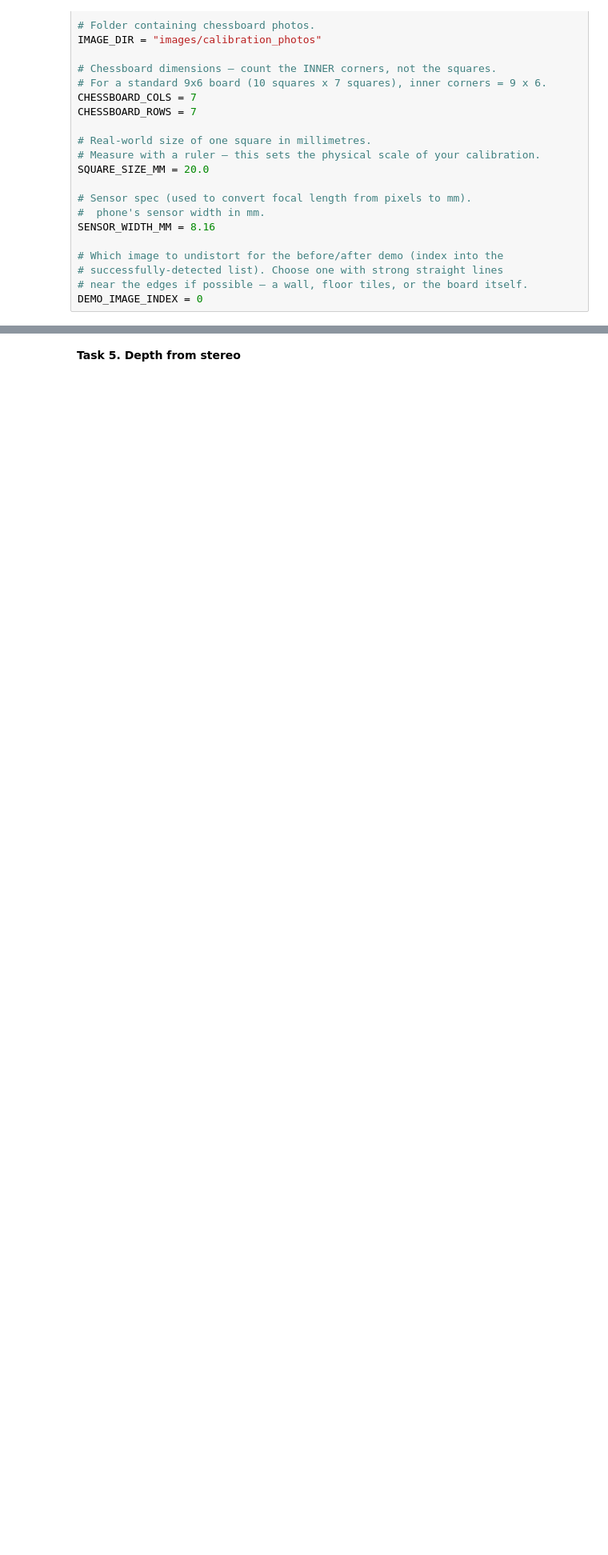
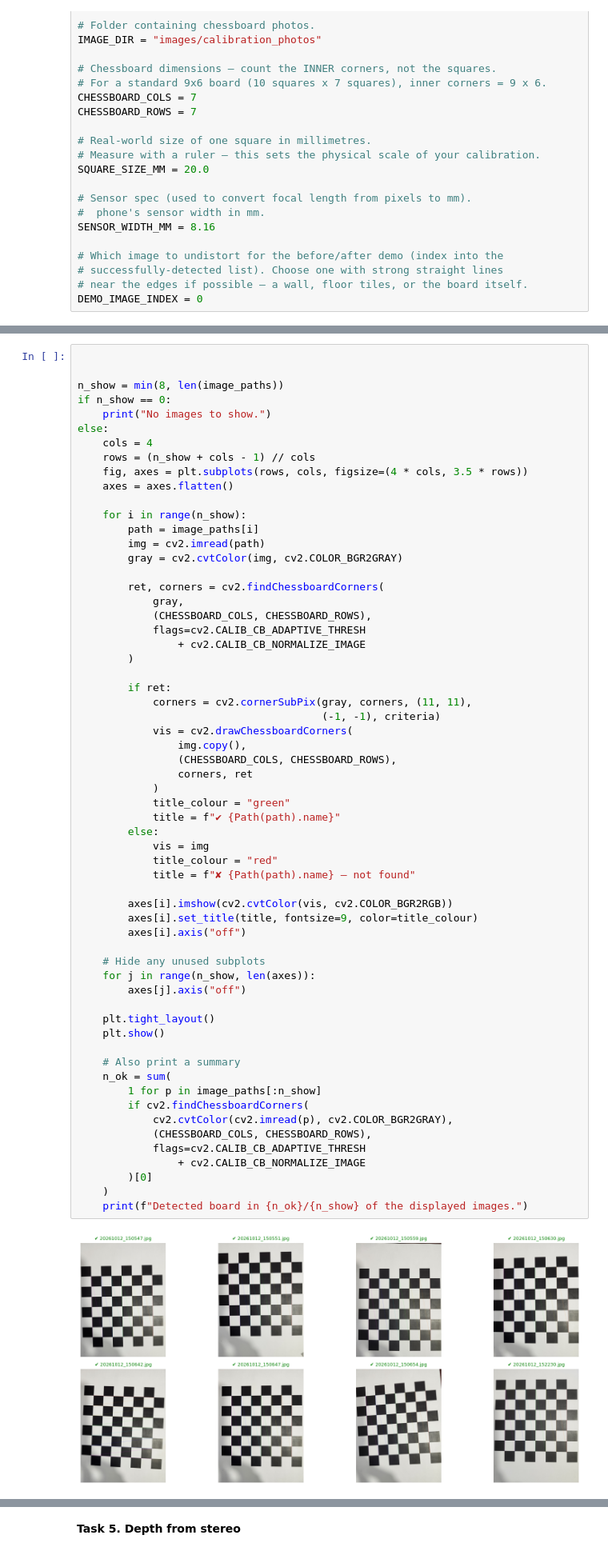
Before and after one commit to kcbesa/cv_practical_work, a Jupyter notebook: csc6502-prac6-CHIPOMPO/practical_6.ipynb, the cells around one changed output, grey strips where cells are left out. Shown at 80% size. Cells and saved outputs as stored; diff of their text form; blank space fills up the shorter version.

```diff
--- a/csc6502-prac6-CHIPOMPO/practical_6.ipynb
+++ b/csc6502-prac6-CHIPOMPO/practical_6.ipynb
@@ -1436,0 +1422,63 @@ Rejected images:
+# %%
+
+
+n_show = min(8, len(image_paths))
+if n_show == 0:
+    print("No images to show.")
+else:
+    cols = 4
+    rows = (n_show + cols - 1) // cols
+    fig, axes = plt.subplots(rows, cols, figsize=(4 * cols, 3.5 * rows))
+    axes = axes.flatten()
+
+    for i in range(n_show):
+        path = image_paths[i]
+        img = cv2.imread(path)
+        gray = cv2.cvtColor(img, cv2.COLOR_BGR2GRAY)
+
+        ret, corners = cv2.findChessboardCorners(
+            gray,
+            (CHESSBOARD_COLS, CHESSBOARD_ROWS),
+            flags=cv2.CALIB_CB_ADAPTIVE_THRESH
+                + cv2.CALIB_CB_NORMALIZE_IMAGE
+        )
+
+        if ret:
+            corners = cv2.cornerSubPix(gray, corners, (11, 11),
+                                       (-1, -1), criteria)
+            vis = cv2.drawChessboardCorners(
+                img.copy(),
+                (CHESSBOARD_COLS, CHESSBOARD_ROWS),
+                corners, ret
+            )
+            title_colour = "green"
+            title = f"✔ {Path(path).name}"
+        else:
+            vis = img
+            title_colour = "red"
+            title = f"✘ {Path(path).name} — not found"
+
+        axes[i].imshow(cv2.cvtColor(vis, cv2.COLOR_BGR2RGB))
+        axes[i].set_title(title, fontsize=9, color=title_colour)
+        axes[i].axis("off")
+
+    # Hide any unused subplots
+    for j in range(n_show, len(axes)):
+        axes[j].axis("off")
+
+    plt.tight_layout()
+    plt.show()
+
+    # Also print a summary
+    n_ok = sum(
+        1 for p in image_paths[:n_show]
+        if cv2.findChessboardCorners(
+            cv2.cvtColor(cv2.imread(p), cv2.COLOR_BGR2GRAY),
+            (CHESSBOARD_COLS, CHESSBOARD_ROWS),
+            flags=cv2.CALIB_CB_ADAPTIVE_THRESH
+                + cv2.CALIB_CB_NORMALIZE_IMAGE
+        )[0]
+    )
+    print(f"Detected board in {n_ok}/{n_show} of the displayed images.")
+# %% [output]
+[figure, added]
```
Also changed, not shown: parts of 9 cells of this notebook.
